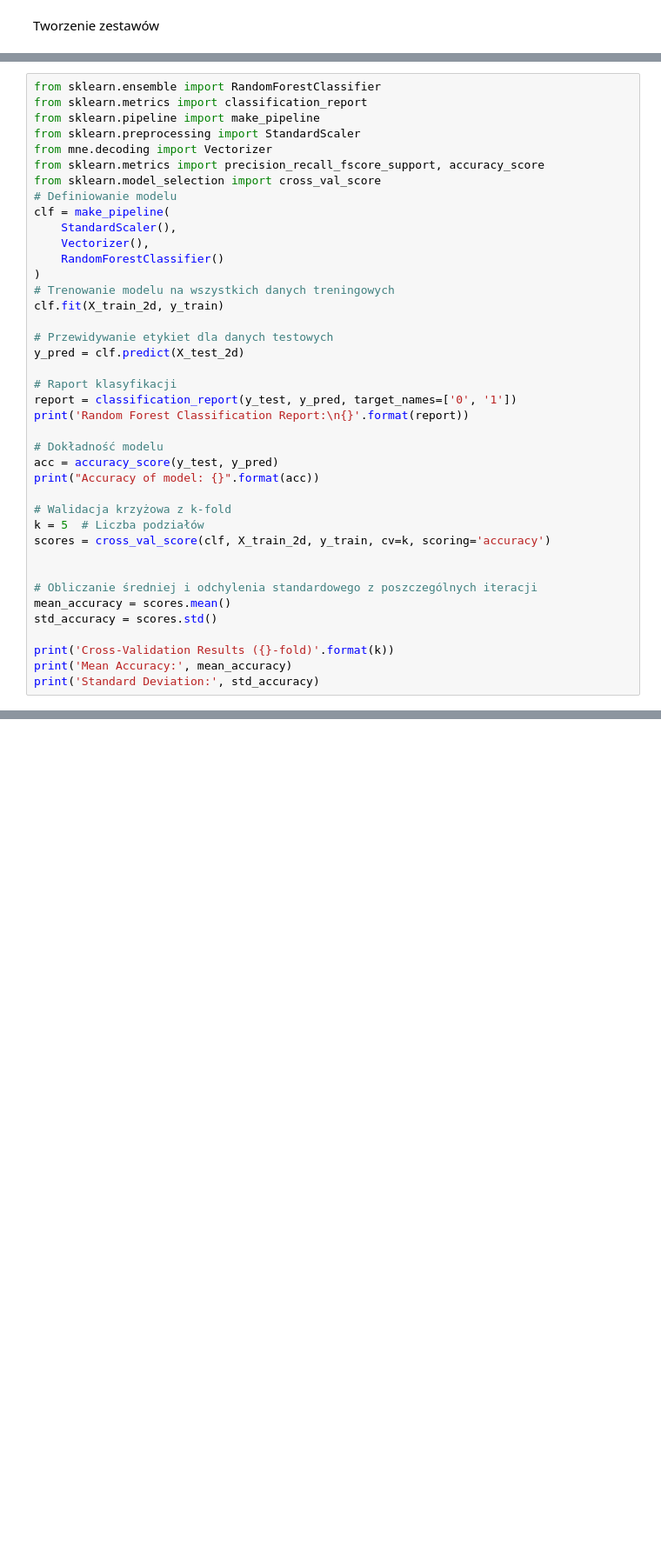
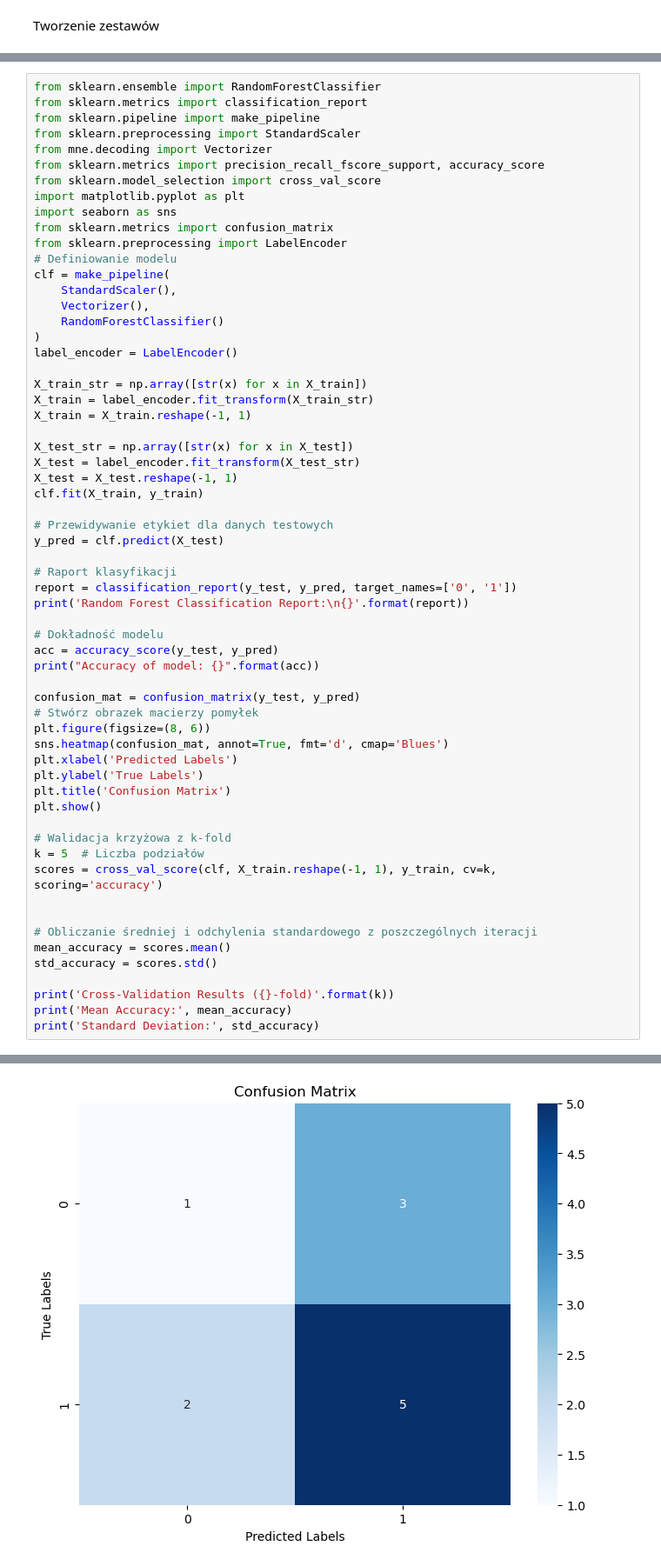
Before and after one commit to pansplawik/eegParkinsonCognitiveDisorders, a Jupyter notebook: thirdVersion.ipynb, the cells around one changed output, grey strips where cells are left out. Shown at 87% size. Saved outputs shown, nothing was run; the diff lists cells and outputs as text; blank space fills up the shorter version.

```diff
--- a/thirdVersion.ipynb
+++ b/thirdVersion.ipynb
@@ -172,17 +390,29 @@ from sklearn.preprocessing import StandardScaler
 from mne.decoding import Vectorizer
 from sklearn.metrics import precision_recall_fscore_support, accuracy_score
 from sklearn.model_selection import cross_val_score
+import matplotlib.pyplot as plt
+import seaborn as sns
+from sklearn.metrics import confusion_matrix
+from sklearn.preprocessing import LabelEncoder
 # Definiowanie modelu
 clf = make_pipeline(
     StandardScaler(),
     Vectorizer(),
     RandomForestClassifier()
 )
-# Trenowanie modelu na wszystkich danych treningowych
-clf.fit(X_train_2d, y_train)
+label_encoder = LabelEncoder()
+
+X_train_str = np.array([str(x) for x in X_train])
+X_train = label_encoder.fit_transform(X_train_str)
+X_train = X_train.reshape(-1, 1)
+
+X_test_str = np.array([str(x) for x in X_test])
+X_test = label_encoder.fit_transform(X_test_str)
+X_test = X_test.reshape(-1, 1)
+clf.fit(X_train, y_train)
 
 # Przewidywanie etykiet dla danych testowych
-y_pred = clf.predict(X_test_2d)
+y_pred = clf.predict(X_test)
 
 # Raport klasyfikacji
 report = classification_report(y_test, y_pred, target_names=['0', '1'])
@@ -192,9 +422,18 @@ print('Random Forest Classification Report:\n{}'.format(report))
 acc = accuracy_score(y_test, y_pred)
 print("Accuracy of model: {}".format(acc))
 
+confusion_mat = confusion_matrix(y_test, y_pred)
+# Stwórz obrazek macierzy pomyłek
+plt.figure(figsize=(8, 6))
+sns.heatmap(confusion_mat, annot=True, fmt='d', cmap='Blues')
+plt.xlabel('Predicted Labels')
+plt.ylabel('True Labels')
+plt.title('Confusion Matrix')
+plt.show()
+
 # Walidacja krzyżowa z k-fold
 k = 5  # Liczba podziałów
-scores = cross_val_score(clf, X_train_2d, y_train, cv=k, scoring='accuracy')
+scores = cross_val_score(clf, X_train.reshape(-1, 1), y_train, cv=k, scoring='accuracy')
 
 
 # Obliczanie średniej i odchylenia standardowego z poszczególnych iteracji
@@ -221,0 +458 @@ Standard Deviation: 0.057345734138625815
+[figure, added]
```
Also changed, not shown: parts of 13 cells of this notebook.
